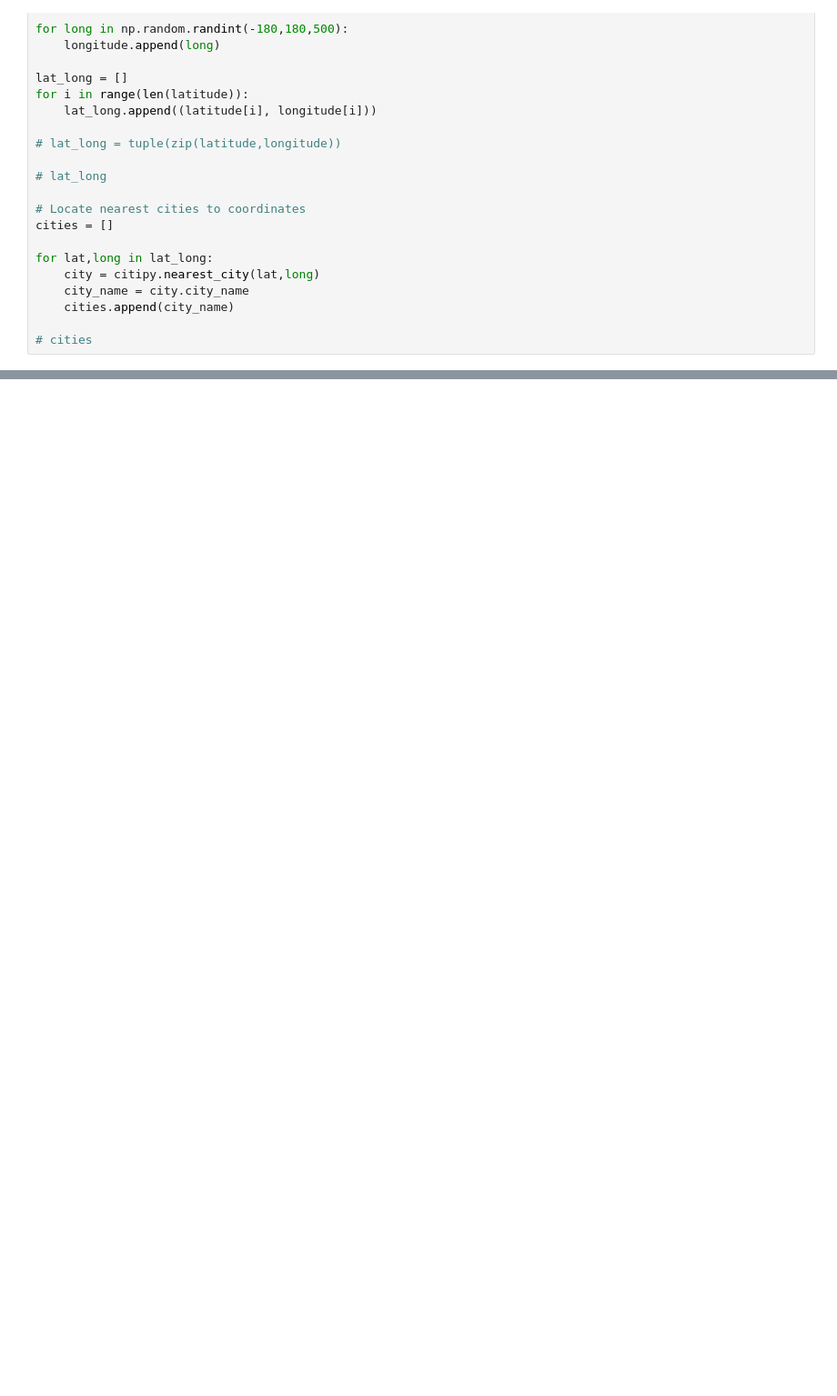
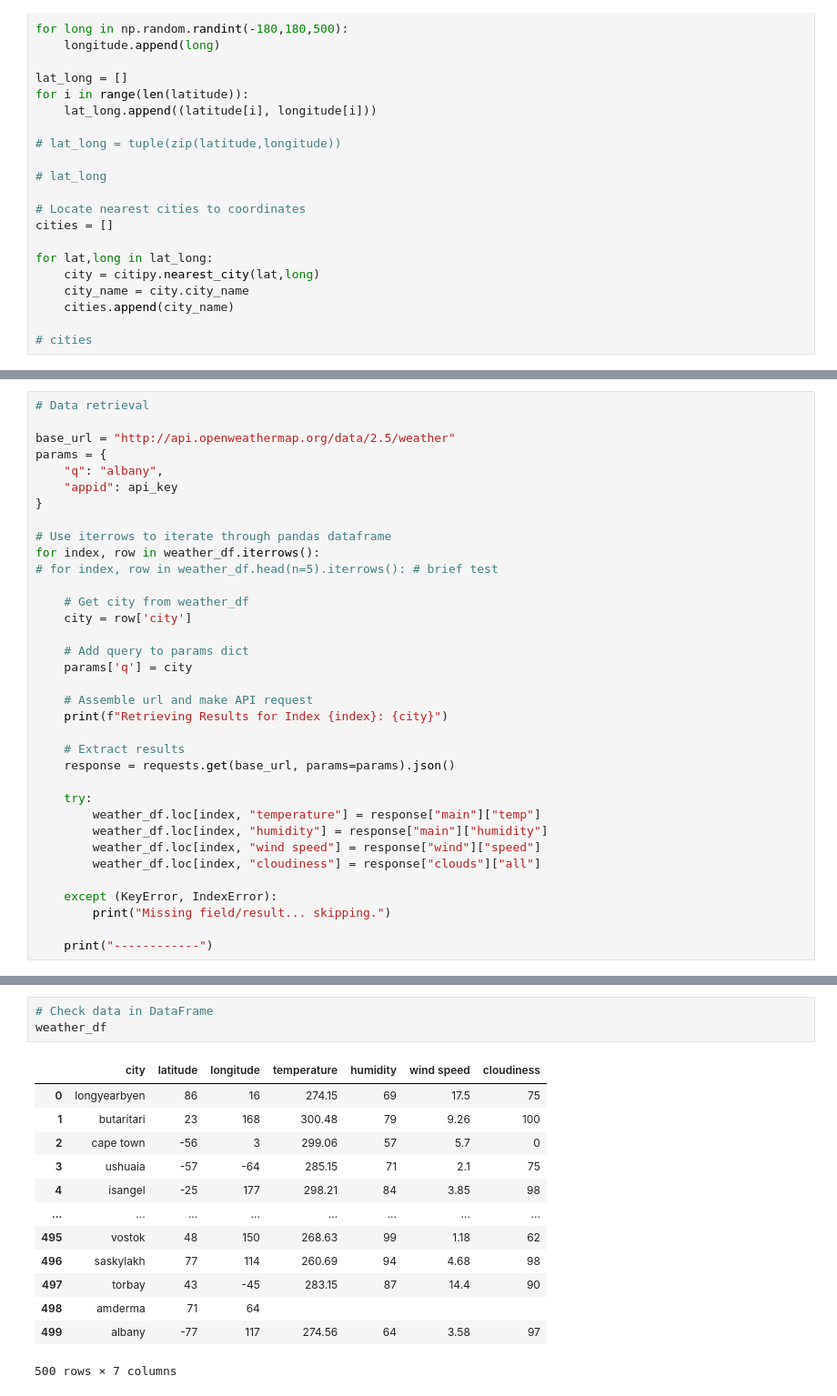
Before and after one commit to abbyabridged/python-api-challenge, a Jupyter notebook: WeatherPy/WeatherPy.ipynb, the cells around one changed output, grey strips where cells are left out. Shown at 91% size. Saved outputs shown, nothing was run; the diff lists cells and outputs as text; blank space fills up the shorter version.

Commit message:
Data retrieval test for units of measurement

```diff
--- a/WeatherPy/WeatherPy.ipynb
+++ b/WeatherPy/WeatherPy.ipynb
@@ -159,0 +193,35 @@ weather_df
+# %%
+# Data retrieval
+
+base_url = "http://api.openweathermap.org/data/2.5/weather"
+params = {
+    "q": "albany",
+    "appid": api_key
+}
+
+# Use iterrows to iterate through pandas dataframe
+for index, row in weather_df.iterrows():
+# for index, row in weather_df.head(n=5).iterrows(): # brief test
+
+    # Get city from weather_df
+    city = row['city']
+
+    # Add query to params dict
+    params['q'] = city
+
+    # Assemble url and make API request
+    print(f"Retrieving Results for Index {index}: {city}")
+
+    # Extract results
+    response = requests.get(base_url, params=params).json()
+
+    try:
+        weather_df.loc[index, "temperature"] = response["main"]["temp"]
+        weather_df.loc[index, "humidity"] = response["main"]["humidity"]
+        weather_df.loc[index, "wind speed"] = response["wind"]["speed"]
+        weather_df.loc[index, "cloudiness"] = response["clouds"]["all"]
+
+    except (KeyError, IndexError):
+        print("Missing field/result... skipping.")
+
+    print("------------")
@@ -159,0 +246,17 @@ weather_df
+# %%
+# Check data in DataFrame
+weather_df
+# %% [output]
+|  | city | latitude | longitude | temperature | humidity | wind speed | cloudiness |
+| 0 | longyearbyen | 86 | 16 | 274.15 | 69 | 17.5 | 75 |
+| 1 | butaritari | 23 | 168 | 300.48 | 79 | 9.26 | 100 |
+| 2 | cape town | -56 | 3 | 299.06 | 57 | 5.7 | 0 |
+| 3 | ushuaia | -57 | -64 | 285.15 | 71 | 2.1 | 75 |
+| 4 | isangel | -25 | 177 | 298.21 | 84 | 3.85 | 98 |
+| ... | ... | ... | ... | ... | ... | ... | ... |
+| 495 | vostok | 48 | 150 | 268.63 | 99 | 1.18 | 62 |
+| 496 | saskylakh | 77 | 114 | 260.69 | 94 | 4.68 | 98 |
+| 497 | torbay | 43 | -45 | 283.15 | 87 | 14.4 | 90 |
+| 498 | amderma | 71 | 64 |  |  |  |  |
+| 499 | albany | -77 | 117 | 274.56 | 64 | 3.58 | 97 |
+500 rows × 7 columns
```
Also changed, not shown: parts of 7 cells of this notebook.
